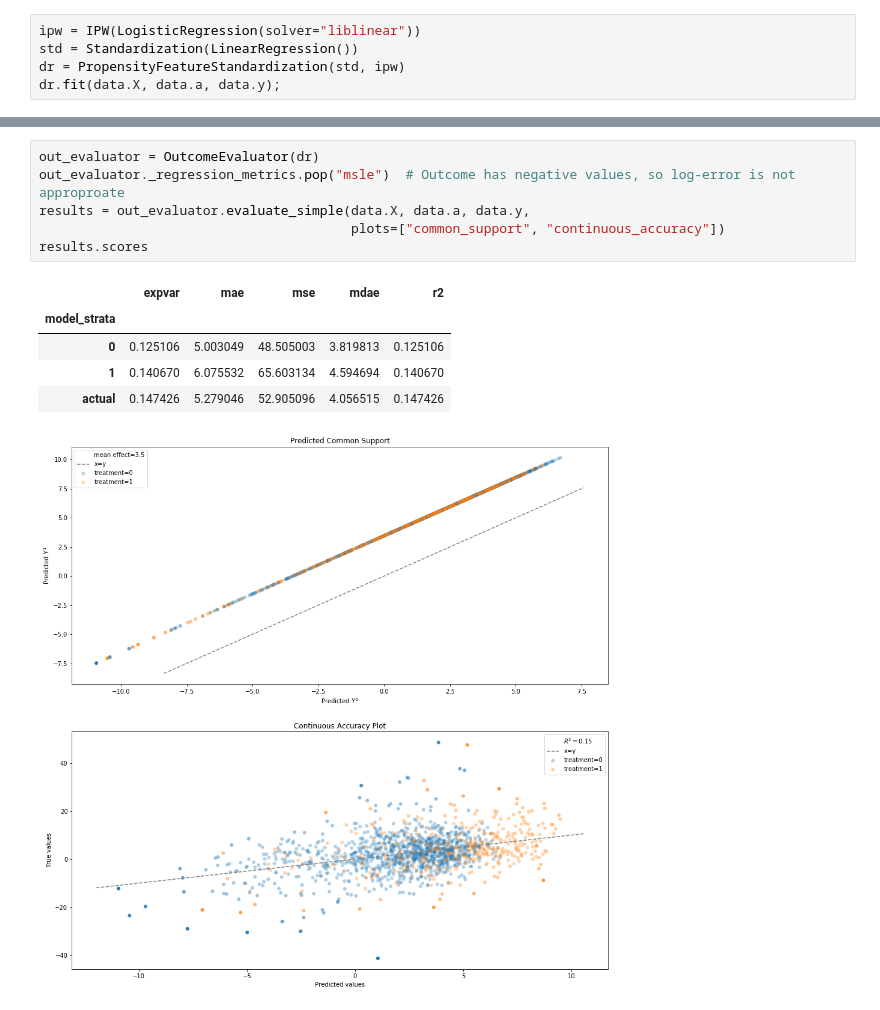
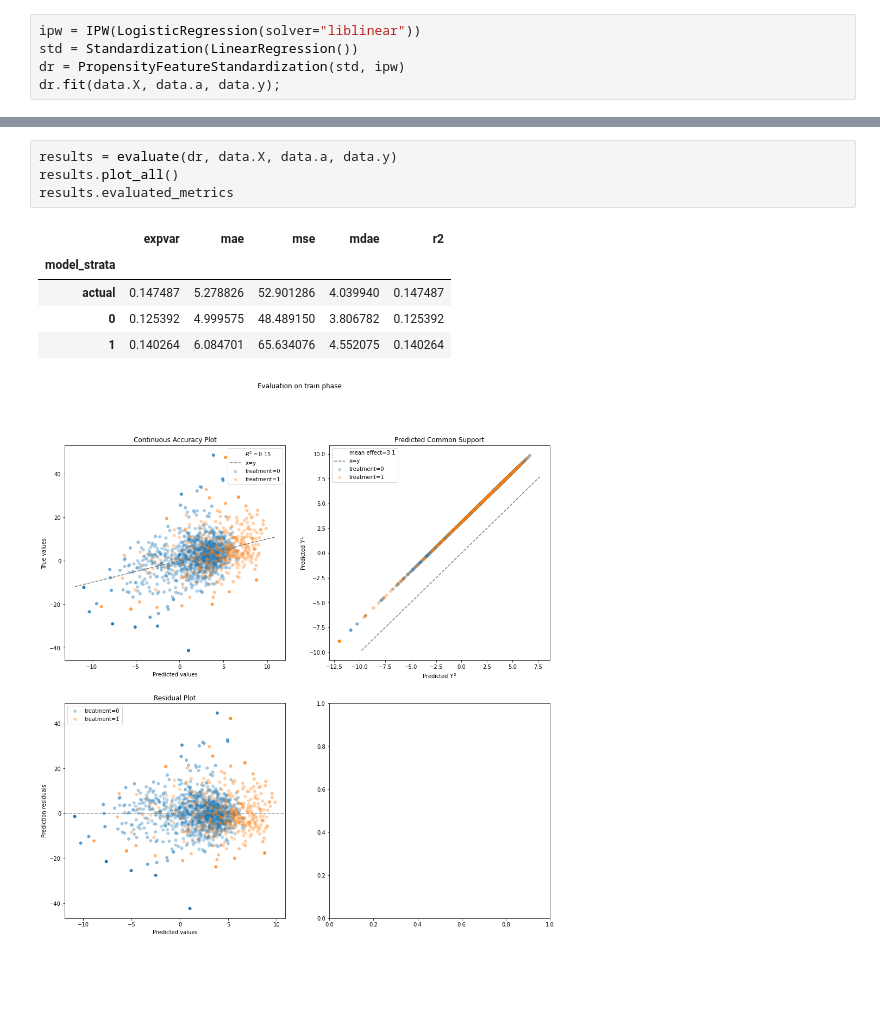
Before and after one commit to BiomedSciAI/causallib, a Jupyter notebook: examples/doubly_robust.ipynb, the cells around one changed output, grey strips where cells are left out. Saved outputs shown, nothing was run; the diff lists cells and outputs as text; blank space fills up the shorter version.

```diff
--- a/examples/doubly_robust.ipynb
+++ b/examples/doubly_robust.ipynb
@@ -219,13 +205,11 @@ results.scores.prediction_scores
-# %%
-out_evaluator = OutcomeEvaluator(dr)
-out_evaluator._regression_metrics.pop("msle")  # Outcome has negative values, so log-error is not approproate
-results = out_evaluator.evaluate_simple(data.X, data.a, data.y,
-                                        plots=["common_support", "continuous_accuracy"])
-results.scores
-# %% [output]
-|  | expvar | mae | mse | mdae | r2 |
-| model_strata |  |  |  |  |  |
-| 0 | 0.125106 | 5.003049 | 48.505003 | 3.819813 | 0.125106 |
-| 1 | 0.140670 | 6.075532 | 65.603134 | 4.594694 | 0.140670 |
-| actual | 0.147426 | 5.279046 | 52.905096 | 4.056515 | 0.147426 |
-[figure, removed]
+# %%
+results = evaluate(dr, data.X, data.a, data.y)
+results.plot_all()
+results.evaluated_metrics
+# %% [output]
+|  | expvar | mae | mse | mdae | r2 |
+| model_strata |  |  |  |  |  |
+| actual | 0.147487 | 5.278826 | 52.901286 | 4.039940 | 0.147487 |
+| 0 | 0.125392 | 4.999575 | 48.489150 | 3.806782 | 0.125392 |
+| 1 | 0.140264 | 6.084701 | 65.634076 | 4.552075 | 0.140264 |
+[figure, added]
```
Also changed, not shown: parts of 14 cells of this notebook, 57 other files.
